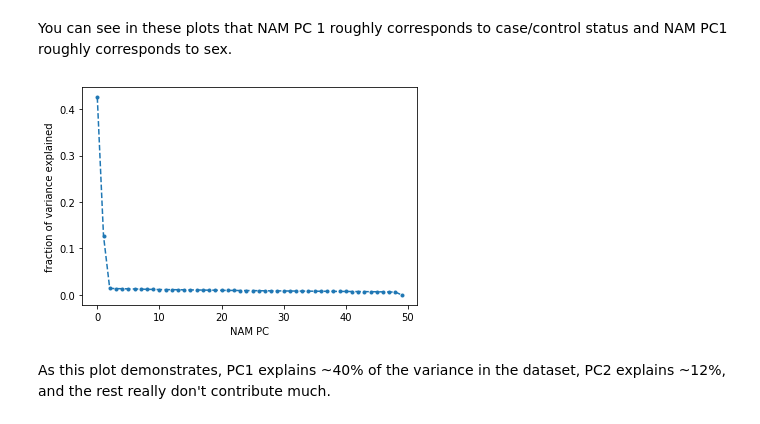
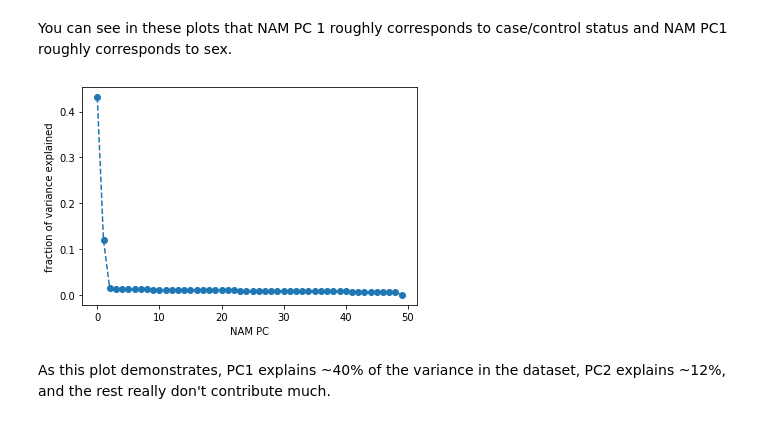
Before and after one commit to immunogenomics/cna, a Jupyter notebook: demo/demo.ipynb, the cells around one changed output. Saved outputs shown, nothing was run; the diff lists cells and outputs as text; code cells hidden in the pictures.

```diff
--- a/demo/demo.ipynb
+++ b/demo/demo.ipynb
@@ -269,11 +342,11 @@ plt.show()
 You can see in these plots that NAM PC 1 roughly corresponds to case/control status and NAM PC1 roughly corresponds to sex.
 # %%
 # plot variance explained by each NAM PC
-plt.plot(d.uns['NAM_svs']/d.uns['NAM_svs'].sum(), marker='.', linestyle='--')
+plt.plot(d.uns['NAM_svs']/d.uns['NAM_svs'].sum(), marker='o', linestyle='--')
 plt.xlabel('NAM PC')
 plt.ylabel('fraction of variance explained')
 plt.show()
 # %% [output]
-[figure, old version]
+[figure, new version]
 # %% [markdown]
 As this plot demonstrates, PC1 explains ~40% of the variance in the dataset, PC2 explains ~12%, and the rest really don't contribute much.
```
Also changed, not shown: parts of 40 cells of this notebook, 3 other files.
